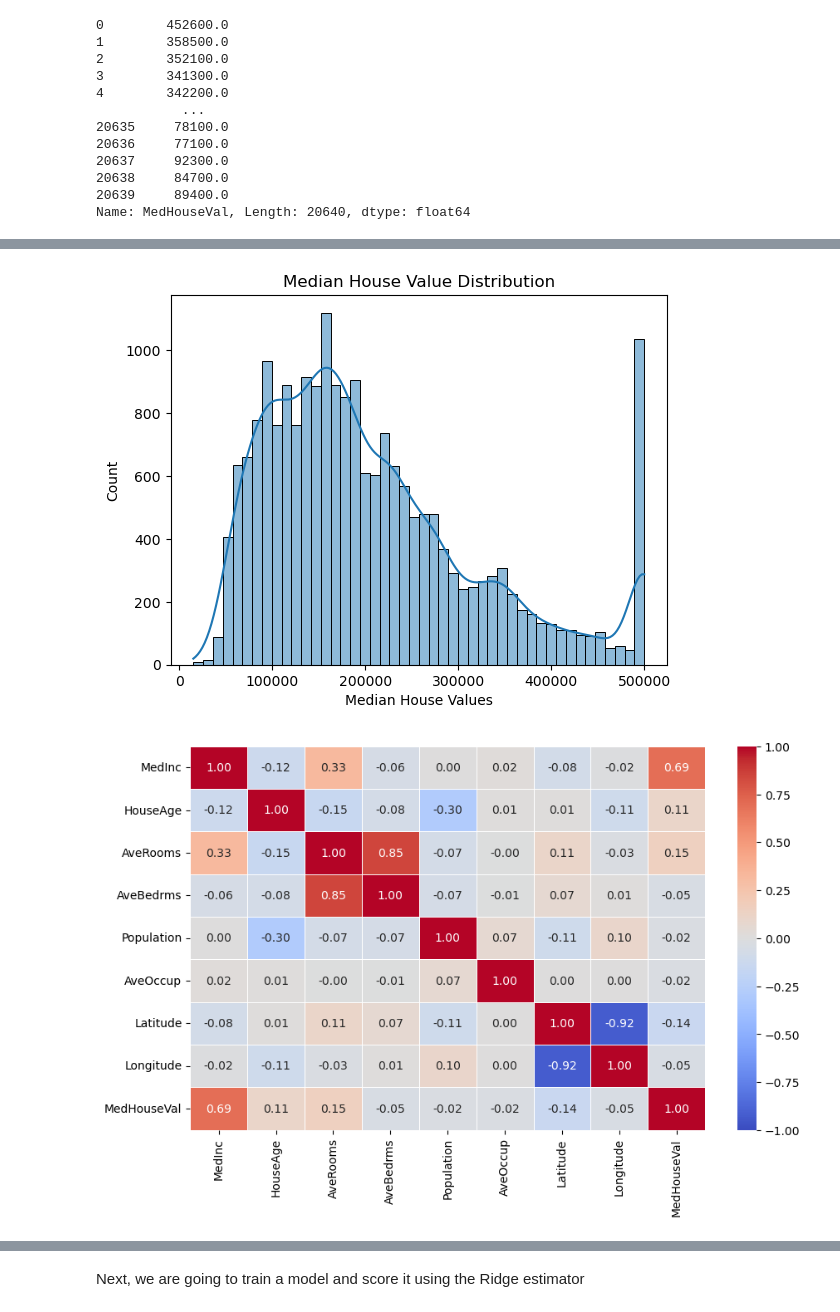
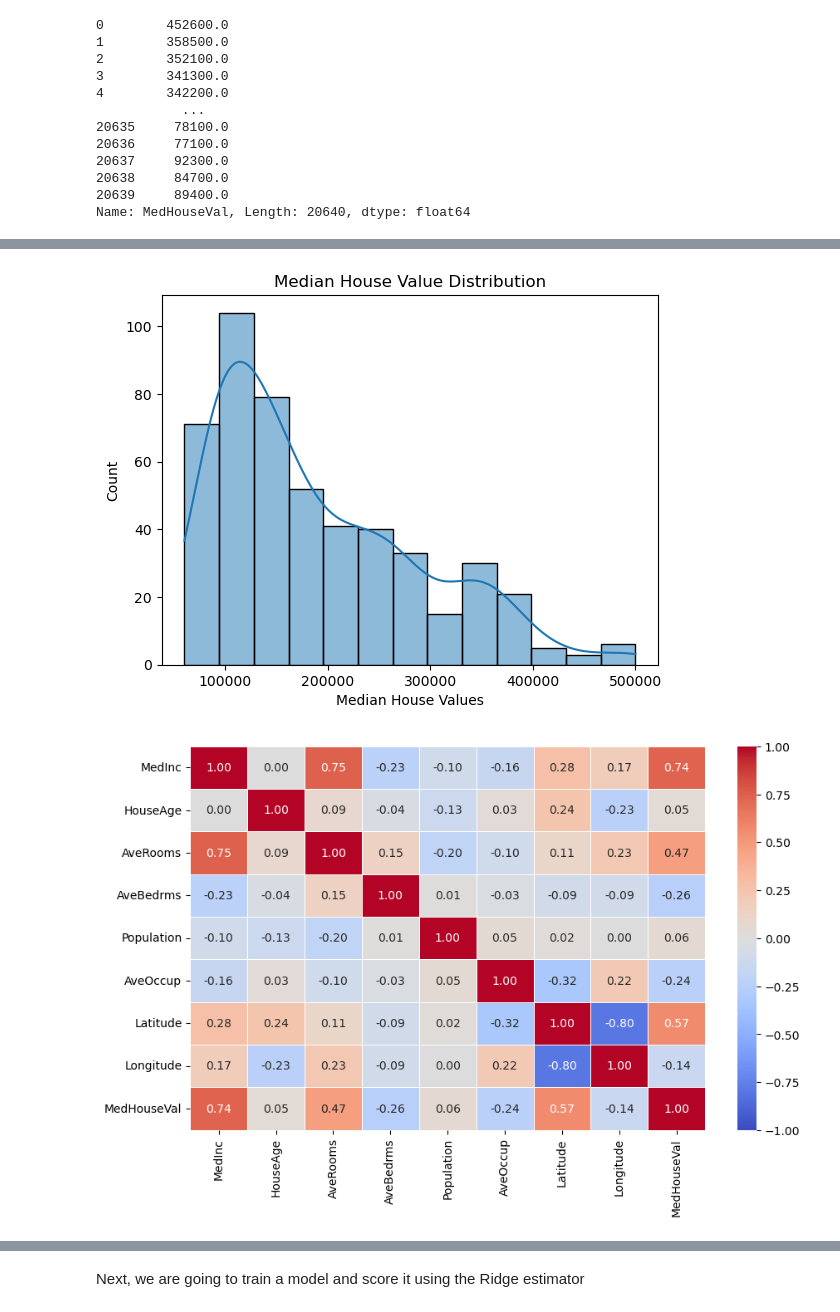
Before and after one commit to Tehesuma007/House-Value-Prediction, a Jupyter notebook: California House Prediction .ipynb, the cells around one changed output, grey strips where cells are left out. Saved outputs shown, nothing was run; the diff lists cells and outputs as text; code cells hidden in the pictures.

```diff
--- a/California House Prediction .ipynb
+++ b/California House Prediction .ipynb
@@ -151,3 +151,6 @@ housing_df['MedHouseVal']
 20638     84700.0
 20639     89400.0
 Name: MedHouseVal, Length: 20640, dtype: float64
+# %%
+new_df = housing_df.head(500)
+new_df
@@ -154,13 +171,13 @@ Name: MedHouseVal, Length: 20640, dtype: float64
 # %%
-sns.histplot(housing_df['MedHouseVal'], kde=True)
+sns.histplot(new_df['MedHouseVal'], kde=True)
 plt.title('Median House Value Distribution')
 plt.xlabel('Median House Values')
 plt.show()
 # %% [output]
-[figure, old version]
+[figure, new version]
 # %%
 # Visualizing the correlation matrix of our data
-corr_matrix = housing_df.corr()
+corr_matrix = new_df.corr()
 fig, ax = plt.subplots(figsize=(10, 6))
 ax = sns.heatmap(corr_matrix,
                  annot=True,
@@ -169,5 +186,5 @@ ax = sns.heatmap(corr_matrix,
                  cmap="coolwarm",
                 vmin=-1, vmax=1);
 # %% [output]
-[figure, old version]
+[figure, new version]
 # %%
```
Also changed, not shown: parts of 26 cells of this notebook, 2 other files.
